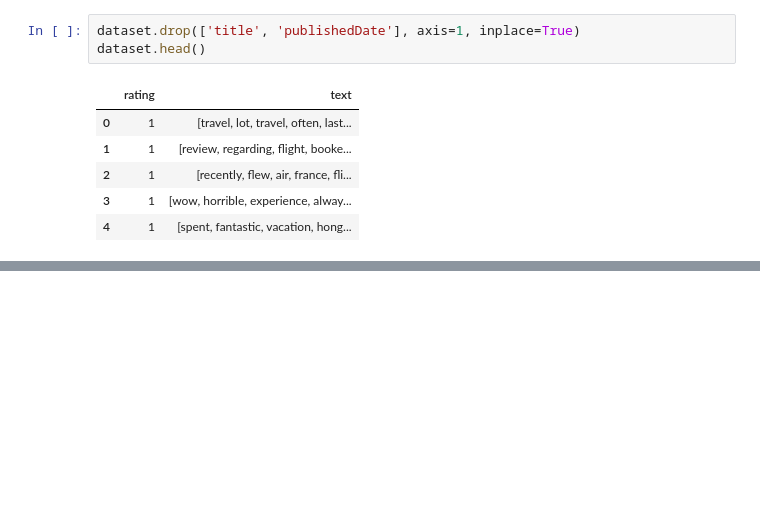
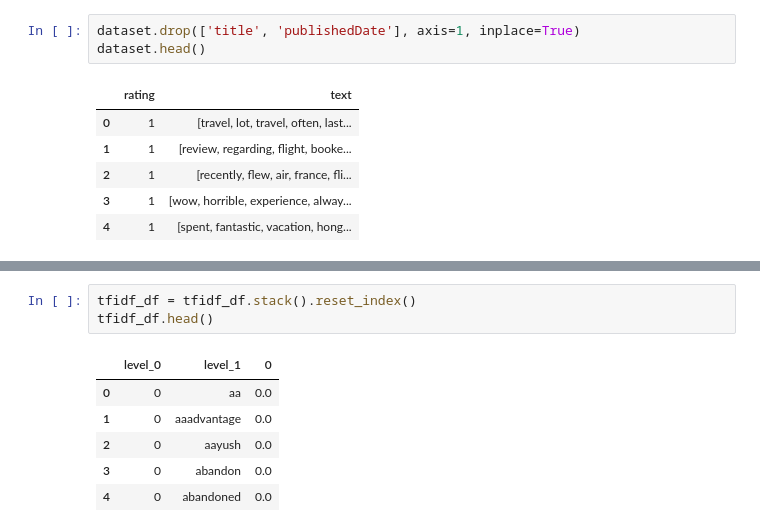
Before and after one commit to gulomovazukhrakhon/nlp-project, a Jupyter notebook: project-data-analysis.ipynb, the cells around one changed output, grey strips where cells are left out. Drawn from its saved outputs; the diff is of its cells as text; blank space fills up the shorter version.

```diff
--- a/project-data-analysis.ipynb
+++ b/project-data-analysis.ipynb
@@ -103,0 +147,10 @@ dataset.head()
+# %%
+tfidf_df = tfidf_df.stack().reset_index()
+tfidf_df.head()
+# %% [output]
+|  | level_0 | level_1 | 0 |
+| 0 | 0 | aa | 0.0 |
+| 1 | 0 | aaadvantage | 0.0 |
+| 2 | 0 | aayush | 0.0 |
+| 3 | 0 | abandon | 0.0 |
+| 4 | 0 | abandoned | 0.0 |
```
Also changed, not shown: parts of 14 cells of this notebook.
